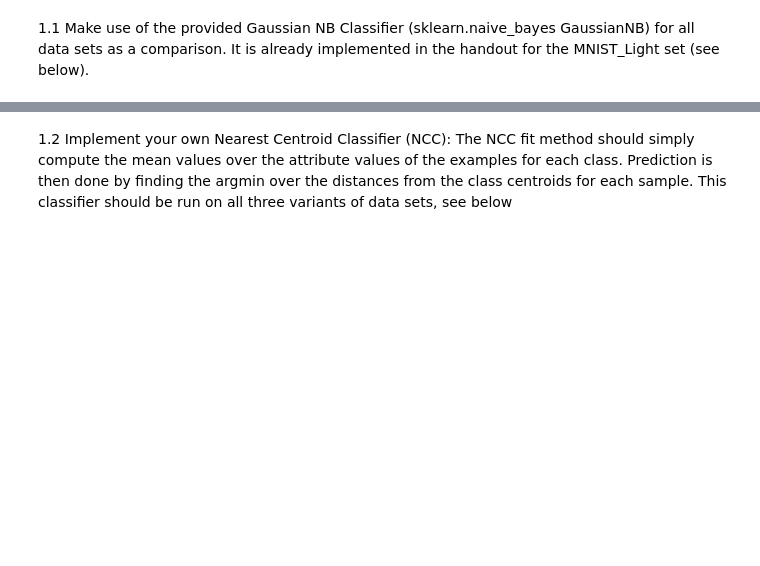
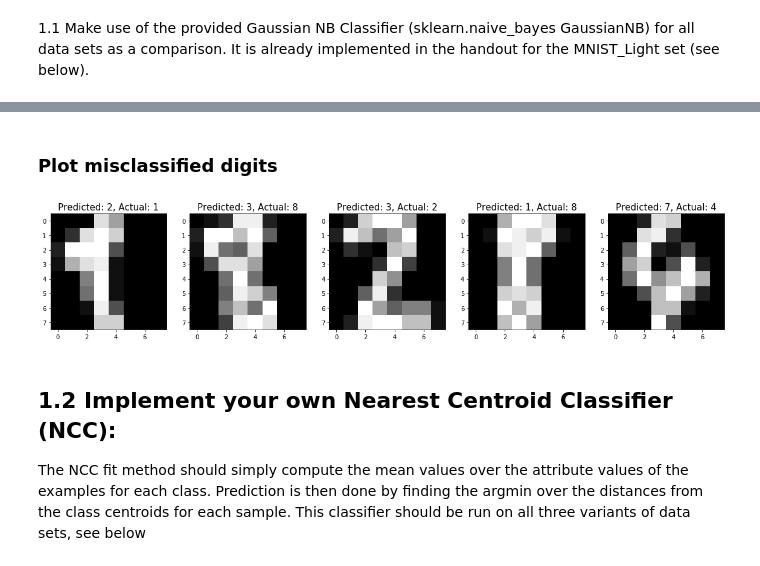
Before and after one commit to samuellundberg/EDAN95, a Jupyter notebook: lab5/lab5.ipynb, the cells around one changed output, grey strips where cells are left out. Saved outputs shown, nothing was run; the diff lists cells and outputs as text; code cells hidden in the pictures; blank space fills up the shorter version.

```diff
--- a/lab5/lab5.ipynb
+++ b/lab5/lab5.ipynb
@@ -58,22 +121,14 @@ plt.show()
 # %% [markdown]
 1.1
 Make use of the provided Gaussian NB Classifier (sklearn.naive_bayes GaussianNB) for all data sets as a comparison. It is already implemented in the handout for the MNIST_Light set (see below).
+# %%
+train_features, test_features, train_labels, test_labels = data_1_train, data_1_test, labels_1_train, labels_1_test
+#train_features, test_features, train_labels, test_labels  = data_2_train, data_2_test, labels_2_train, labels_2_test
+#train_features, test_features, train_labels, test_labels  = data_mnist_train, data_mnist_test, labels_mnist_train, labels_mnist_test
 # %%
-# From Main_MNIST
-# TODO: Do for all three data sets
 from sklearn import metrics
 from sklearn.naive_bayes import GaussianNB
-%cd /gdrive/My\ Drive/Colab\ Notebooks/ML
-!ls
-from Handout_NaiveBayes import MNIST
 
-
-mnist = MNIST.MNISTData('MNIST_Light/*/*.png')
-
-
-train_features, test_features, train_labels, test_labels = mnist.get_data()
-
-mnist.visualize_random()
 
 gnb = GaussianNB()
 gnb.fit(train_features, train_labels)
@@ -83,5 +138,5 @@ print("Classification report SKLearn GNB:\n%s\n"
     % (metrics.classification_report(test_labels, y_pred)))
 print("Confusion matrix SKLearn GNB:\n%s" % metrics.confusion_matrix(test_labels, y_pred))
 
-mnist.visualize_wrong_class(y_pred, 8)
+#mnist.visualize_wrong_class(y_pred, 8)
 # %% [output]
@@ -93,3 +160,21 @@ ValueError: ignored
+# %% [markdown]
+### Plot misclassified digits
+# %%
+
+index = 0
+misclassifiedIndexes = []
+for label, predict in zip(test_labels, y_pred):
+    if label != predict:
+        misclassifiedIndexes.append(index)
+    index +=1
+
+plt.figure(figsize=(20,4))
+for plotIndex, badIndex in enumerate(misclassifiedIndexes[0:5]):
+    plt.subplot(1, 5, plotIndex + 1)
+    plt.imshow(np.reshape(test_features[badIndex], (8,8)), cmap=plt.cm.gray)
+    plt.title('Predicted: {}, Actual: {}'.format(y_pred[badIndex], test_labels[badIndex]), fontsize = 15)
+# %% [output]
+[figure, added]
 # %% [markdown]
-1.2
-Implement your own Nearest Centroid Classifier (NCC): The NCC fit method should simply compute the mean values over the attribute values of the examples for each class. Prediction is then done by finding the argmin over the distances from the class centroids for each sample. This classifier should be run on all three variants of data sets, see below
+## 1.2 Implement your own Nearest Centroid Classifier (NCC):
+The NCC fit method should simply compute the mean values over the attribute values of the examples for each class. Prediction is then done by finding the argmin over the distances from the class centroids for each sample. This classifier should be run on all three variants of data sets, see below
```
Also changed, not shown: parts of 12 cells of this notebook, 6 other files.
